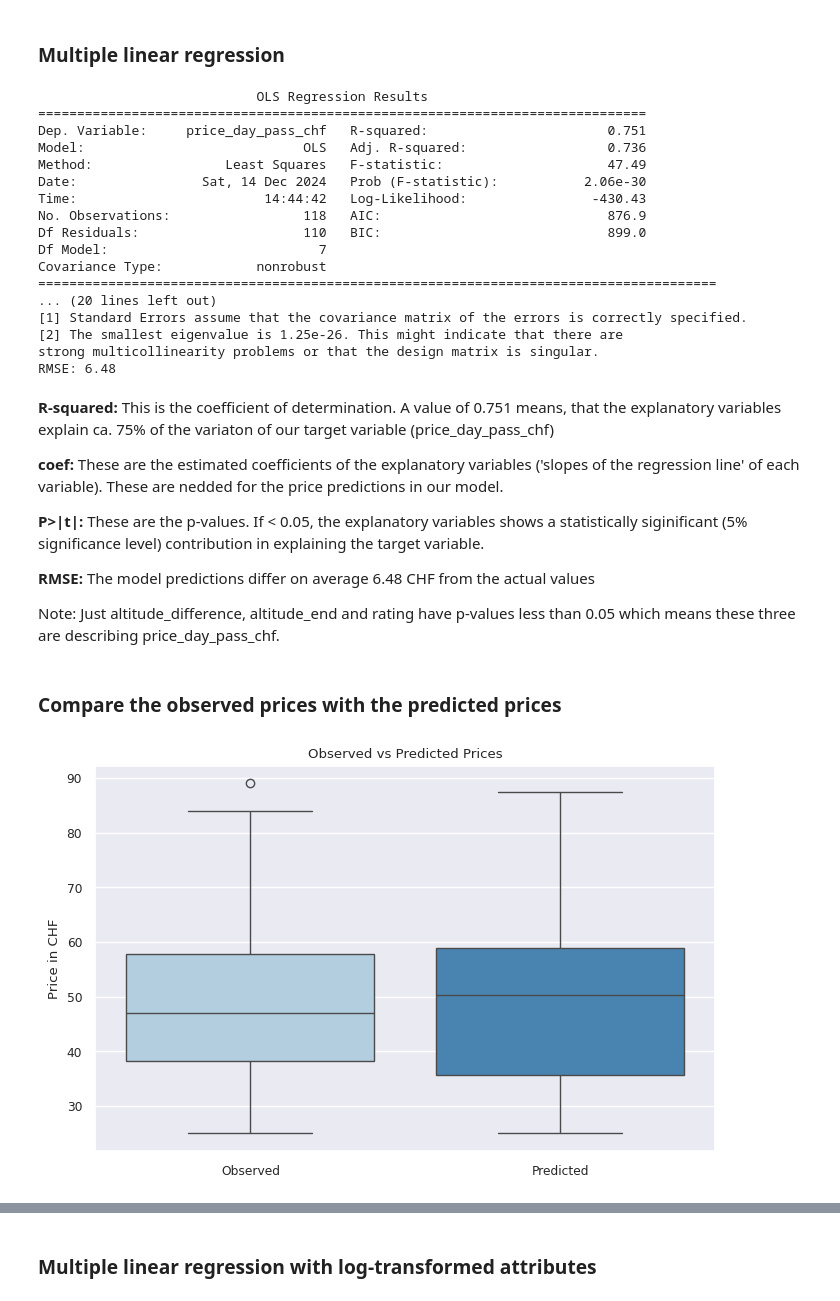
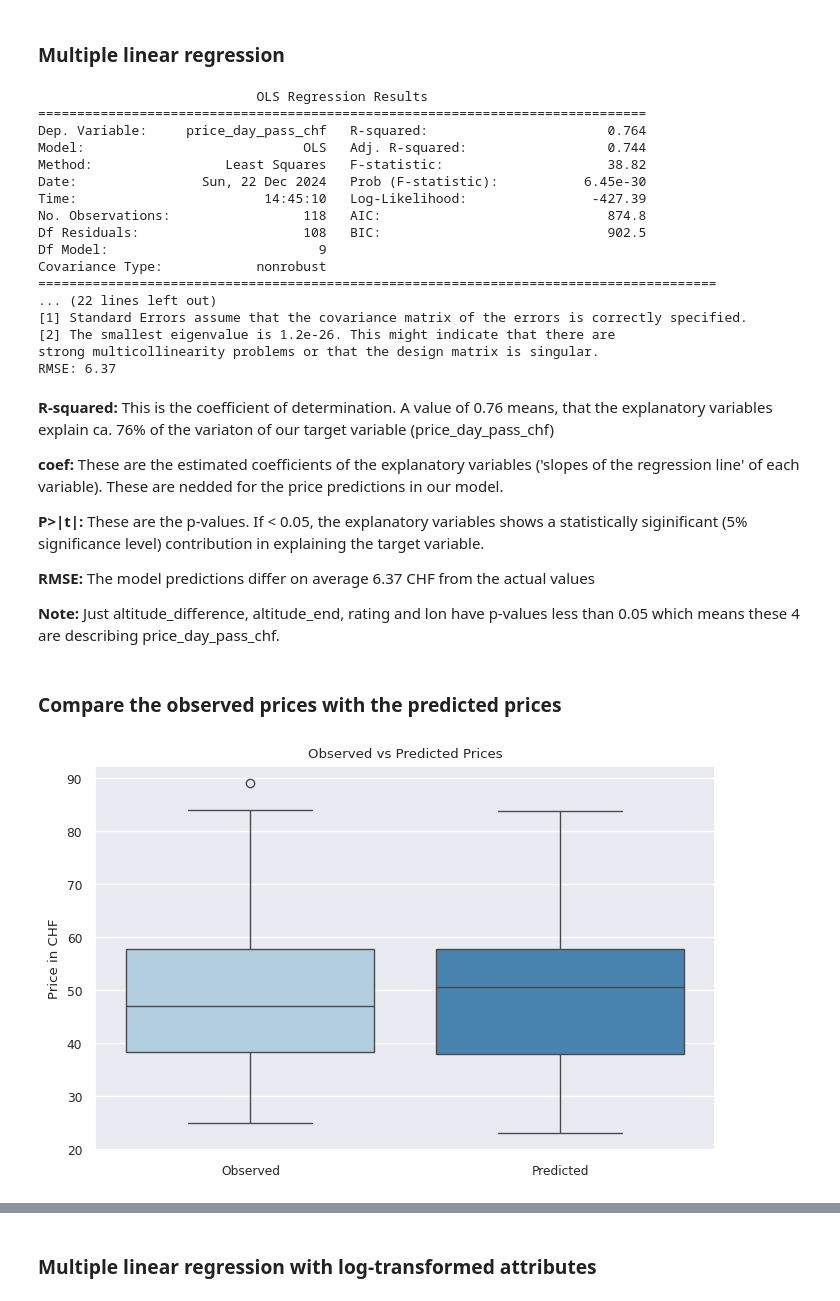
Before and after one commit to forstkev/arm_quant, a Jupyter notebook: projekt_notebook.ipynb, the cells around one changed output, grey strips where cells are left out. Cells and saved outputs as stored; diff of their text form; code cells hidden in the pictures.

```diff
--- a/projekt_notebook.ipynb
+++ b/projekt_notebook.ipynb
@@ -323,6 +326,9 @@ df = pd.read_sql(query, con=engine).dropna()
 # Close the cursor and connection
 cursor.close()
 conn.close()
+
+# Drop Nan values
+df = df.dropna()
 # %% [output]
 Erfolgreich mit MySQL verbunden!
 # %% [markdown]
@@ -502,4 +525,10 @@ sns.set(font_scale=0.8)
 # Create Barchart for canton and number of skiareas in canton
 plt.figure(figsize=(8,5))
 sns.countplot(data=df, x='canton', order = df['canton'].value_counts().index, palette='Blues_r')
+# set y-axis from 0 to 30
+plt.ylim(0, 30)
+# set y-axis label
+plt.ylabel('number of skiareas')
+# Set background color to white
+sns.set_style("darkgrid")
 # %% [output]
@@ -507,0 +538,10 @@ sns.countplot(data=df, x='canton', order = df['canton'].value_counts().index, pa
+# %%
+# Plot boxplot with groups
+plt.figure(figsize=(8,4))
+ax = sns.boxplot(x = 'canton',
+                 y = 'price_day_pass_chf',
+                 data = df,
+                 orient = 'v',
+                 color='skyblue')
+sns.set_style("darkgrid")
+plt.show()
@@ -600,7 +634,9 @@ x_train, x_test, y_train, y_test = train_test_split(df[['length_total_slope',
                                                         'altitude_start',
                                                         'altitude_end',
                                                         'number_of_ski_lifts',
-                                                        'rating']],
+                                                        'rating',
+                                                        'lat',
+                                                        'lon']],
                                                     df['price_day_pass_chf'],
                                                     test_size = 0.20,
                                                     random_state = 100)
@@ -621,48 +657,46 @@ print(f'RMSE: {rmse:.2f}')
 # %% [output]
                             OLS Regression Results
 ==============================================================================
-Dep. Variable:     price_day_pass_chf   R-squared:                       0.751
-Model:                            OLS   Adj. R-squared:                  0.736
-Method:                 Least Squares   F-statistic:                     47.49
-Date:                Sat, 14 Dec 2024   Prob (F-statistic):           2.06e-30
-Time:                        14:44:42   Log-Likelihood:                -430.43
-No. Observations:                 118   AIC:                             876.9
-Df Residuals:                     110   BIC:                             899.0
-Df Model:                           7
+Dep. Variable:     price_day_pass_chf   R-squared:                       0.764
+Model:                            OLS   Adj. R-squared:                  0.744
+Method:                 Least Squares   F-statistic:                     38.82
+Date:                Sun, 22 Dec 2024   Prob (F-statistic):           6.45e-30
+Time:                        14:45:10   Log-Likelihood:                -427.39
+No. Observations:                 118   AIC:                             874.8
+Df Residuals:                     108   BIC:                             902.5
+Df Model:                           9
 Covariance Type:            nonrobust
 =======================================================================================
-... (20 lines left out)
+... (22 lines left out)
 [1] Standard Errors assume that the covariance matrix of the errors is correctly specified.
-[2] The smallest eigenvalue is 1.25e-26. This might indicate that there are
+[2] The smallest eigenvalue is 1.2e-26. This might indicate that there are
 strong multicollinearity problems or that the design matrix is singular.
-RMSE: 6.48
+RMSE: 6.37
 # %% [markdown]
-<b>R-squared:</b> This is the coefficient of determination. A value of 0.751 means, that the explanatory variables explain ca. 75% of the variaton of our target variable (price_day_pass_chf)
+<b>R-squared:</b> This is the coefficient of determination. A value of 0.76 means, that the explanatory variables explain ca. 76% of the variaton of our target variable (price_day_pass_chf)
 
 <b>coef:</b> These are the estimated coefficients of the explanatory variables ('slopes of the regression line' of each variable). These are nedded for the price predictions in our model.
 
 <b>P>|t|:</b> These are the p-values. If < 0.05, the explanatory variables shows a statistically siginificant (5% significance level) contribution in explaining the target variable.
 
-<b>RMSE:</b> The model predictions differ on average 6.48 CHF from the actual values
+<b>RMSE:</b> The model predictions differ on average 6.37 CHF from the actual values
 
-Note: Just altitude_difference, altitude_end and rating have p-values less than 0.05 which means these three are describing price_day_pass_chf.
+<b>Note:</b> Just altitude_difference, altitude_end, rating and lon have p-values less than 0.05 which means these 4 are describing price_day_pass_chf.
 # %% [markdown]
 ### Compare the observed prices with the predicted prices
 # %%
 # Add constant  to x_test
 x_test_const = sm.add_constant(x_test)
 predicted_new = olsres.predict(x_test_const)
 
 # Compare the observed prices with the predicted prices
-"""for i in range(0,10):
-    print(f'Observed price: {y_test.iloc[i]:.1f}, Predicted price: {predicted_new.iloc[i]:.1f}')"""
-
-# PLot boxplot for price_day_pass_chf for observed and predicted values
-plt.figure(figsize=(8, 5))
+# Plot boxplot for price_day_pass_chf for observed and predicted values
+plt.figure(figsize=(8,5))
 sns.boxplot(data=pd.DataFrame({'Observed': y_test, 'Predicted': predicted_new}),
             palette='Blues')
+sns.set_style("darkgrid")
 plt.ylabel('Price in CHF')
 plt.title('Observed vs Predicted Prices')
 plt.show()
 # %% [output]
-[figure, old version]
+[figure, new version]
```
Also changed, not shown: parts of 31 cells of this notebook, 3 other files.
